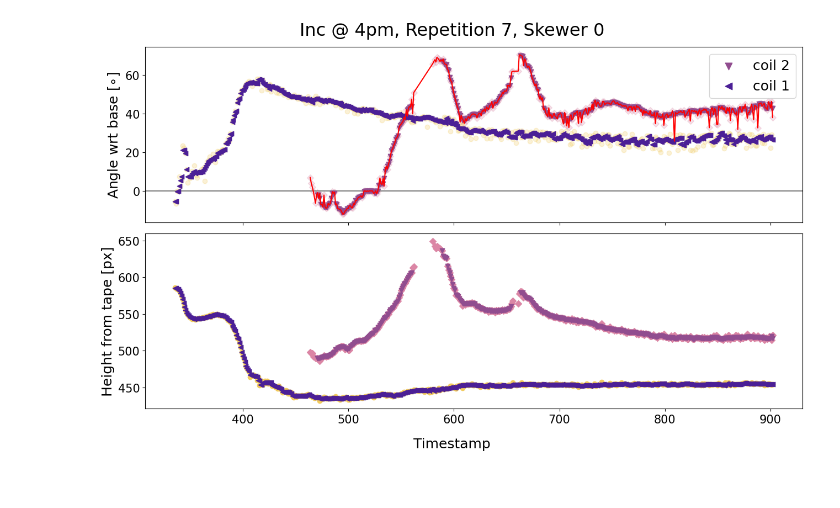
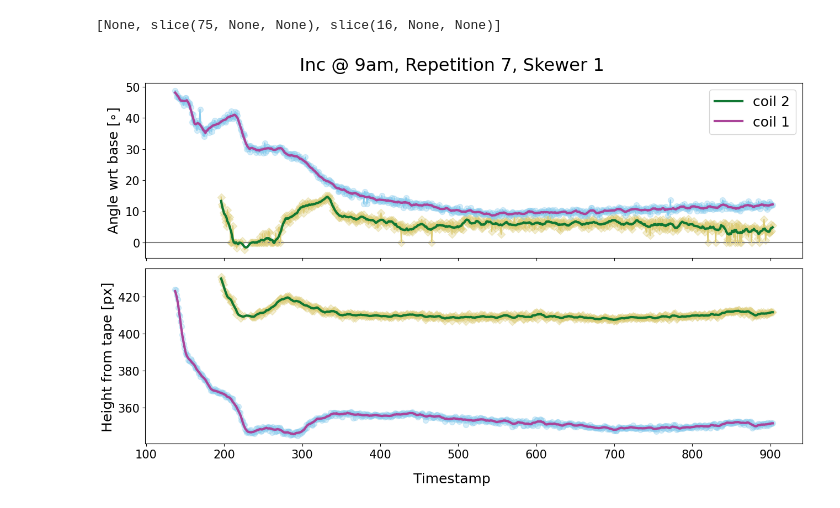
Before and after one commit to ejamezquita/cuscuta, a Jupyter notebook: jupyter/02_angle_tiff-Copy1.ipynb, the cells around one changed output. Drawn from its saved outputs; the diff is of its cells as text; code cells hidden in the pictures.

```diff
--- a/jupyter/02_angle_tiff-Copy1.ipynb
+++ b/jupyter/02_angle_tiff-Copy1.ipynb
@@ -46,9 +52,9 @@ struc2 = ndimage.generate_binary_structure(2,2)
 rsrc = '../raw/'
 src = '../proc/'
 dst = src + 'results/'
-time = '4pm'
+time = '9am'
 rep = 7
-pidx = 0
+pidx = 1
 
 asrc = src + 'anchory/' + time + '_rep{}/'.format(rep)
 psrc = src + 'prelim/' + time + '_rep{}/plant_{:02d}/'.format(rep,pidx)
@@ -229,54 +357,64 @@ iang = ang.copy()
 # %%
-j = 1
-mask = pos[j] > 0
-interpolated = interpolate.interp1d(ang[0,mask], ang[j, mask], bounds_error=False, kind='linear', assume_sorted=True)
-iang[j] = interpolated(pos[0])
+ipos = pos.copy()
+iang = ang.copy()
+
+mss = [ None ]
+for j in range(1, len(pos)):
+    mss.append( np.s_[np.argmax(pos[j] > 0) : ] )
+print(mss)
+for j in range(1, len(pos)):
+    mask = pos[j] > 0
+    interpolated = interpolate.interp1d(ang[0,mask], ang[j, mask], bounds_error=True, kind='linear', assume_sorted=True)
+    iang[j, mss[j]] = interpolated(pos[0, mss[j]])
+
+    interpolated = interpolate.interp1d(pos[0,mask], pos[j, mask], bounds_error=True, kind='linear', assume_sorted=True)
+    ipos[j, mss[j]] = interpolated(pos[0, mss[j]])
+# %% [output]
+[None, slice(75, None, None), slice(16, None, None)]
-# %%
-j = 1
-wlen = 5
-weights = np.ones(wlen, dtype=bool)
-for j in range(1, len(pos)):
-    c1d = ndimage.convolve1d((ang[j] > -100).astype(np.uint8), weights, mode='reflect') == wlen
-    foo = ndimage.median_filter(ang[j], footprint=weights, mode='reflect', cval=100)
-    #foo = ndimage.gaussian_filter1d(ang[j], sigma=3, mode='reflect')
-    mang[j, c1d] = foo[c1d]
-
-    foo = ndimage.median_filter(pos[j], footprint=weights, mode='reflect')
-    mpos[j,c1d] = foo[c1d]
+# %%
+mpos = pos.copy()
+mang = ang.copy()
+
+wlen = 15
+weights = np.ones(wlen, dtype=bool)
+for j in range(1, len(pos)):
+    mang[j,mss[j]] = signal.savgol_filter(iang[j,mss[j]], window_length=wlen, polyorder=2, deriv=0, delta=1, mode='nearest')
+    mpos[j,mss[j]] = signal.savgol_filter(ipos[j,mss[j]], window_length=wlen, polyorder=2, deriv=0, delta=1, mode='nearest')
 # %%
-colors = maize_palettes['HighlandMAGIC']
+colors = maize_palettes['GlassGem']
+colors = np.hstack((colors, colors))
+colors = [None, '#117733', '#aa4499', '#332288', '#44aa99', '#88ccee', '#ddcc77']
 
 fs = 18
 fig, ax = plt.subplots(2,1,figsize=(13,8), sharex=True, sharey=False)
 ax = np.atleast_1d(ax).ravel()
 
 for j in range(1, len(pos)):
     mask = pos[j] > 0
-    c1d = ndimage.convolve1d((ang[j] > -100).astype(np.uint8), weights, mode='reflect') == wlen
     label = 'coil {}'.format(maxL + 1 - j)
-    ax[0].scatter(ang[0, mask], ang[j, mask], c=colors[j], marker=markers[j],  zorder=j+1, alpha=0.25)
-    ax[0].scatter(ang[0, c1d], mang[j, c1d], c=colors[j+3], marker=markers[j+3], zorder=j+3, label=label)
-    ax[1].scatter(pos[0, mask], pos[j, mask], c=colors[j], marker=markers[j])
-    ax[1].scatter(pos[0, c1d], mpos[j, c1d], c=colors[j+3], marker=markers[j+3], zorder=j+3)
+    ax[0].scatter(pos[0, mask], ang[j, mask], c=colors[-j], marker=markers[j],  zorder=j+1, alpha=0.35, s=50)
+    ax[1].scatter(pos[0, mask], pos[j, mask], c=colors[-j], marker=markers[j],  zorder=j+1, alpha=0.35, s=50)
 
-ax[0].plot(iang[0], iang[1], c='r', zorder=20)
+    ax[0].plot(pos[0, mss[j]], iang[j, mss[j]], c=colors[-j], zorder=20)
+    ax[0].plot(pos[0, mss[j]], mang[j, mss[j]], c=colors[j], zorder=23, lw=3, label=label)
+    ax[1].plot(pos[0, mss[j]], mpos[j, mss[j]], c=colors[j], zorder=23, lw=3, label=label)
 
-ax[0].legend(fontsize=fs, markerscale=1.5);
+ax[0].legend(fontsize=fs, markerscale=2);
 ax[0].axhline(0, c='gray')
 
 for i in range(len(ax)):
     ax[i].tick_params(labelsize=fs-3)
     #ax[i].axvline(450)
 
 ax[0].set_ylabel('Angle wrt base [$\circ$]', fontsize=fs)
 ax[1].set_ylabel('Height from tape [px]', fontsize=fs)
 
 fig.supxlabel('Timestamp', fontsize=fs)
 fig.suptitle('Inc @ {}, Repetition {}, Skewer {}'.format(time, rep, pidx), fontsize=fs+5)
 fig.tight_layout()
 
 filename = dst + time + '_rep{}_plant_{:02d}'.format(rep,pidx)
-#plt.savefig(filename + '.png', dpi=100, format='png', pil_kwargs={'optimize':True}, bbox_inches='tight')
+plt.savefig(filename + '.png', dpi=100, format='png', pil_kwargs={'optimize':True}, bbox_inches='tight')
 # %% [output]
-[figure, old version]
+[figure, new version]
 # %%
```
Also changed, not shown: parts of 16 cells of this notebook, 1 other file.
